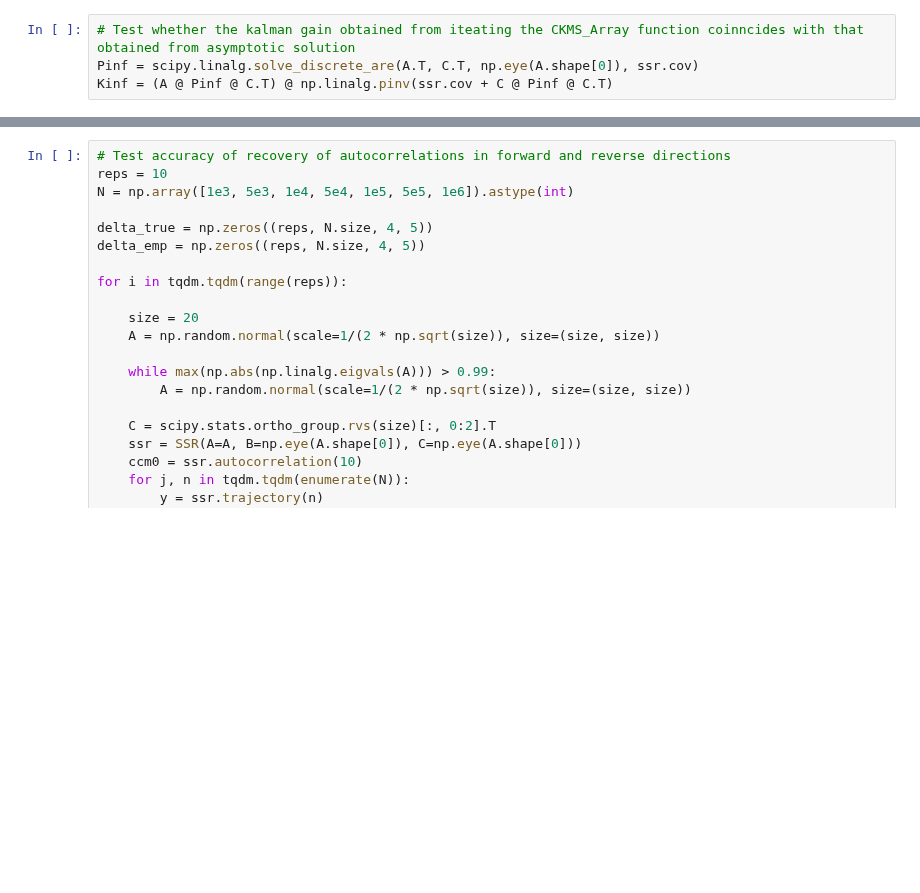
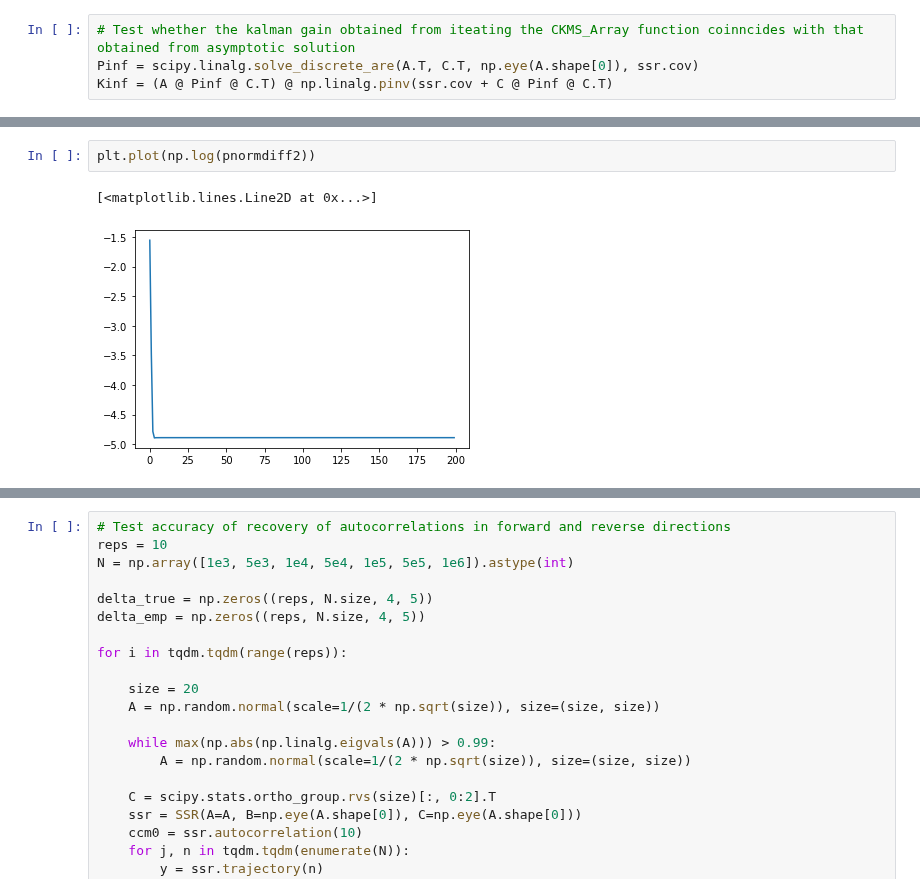
Before and after one commit to BouchardLab/FCCA_analysis, a Jupyter notebook: notebooks/data_exploration/state_space_inference.ipynb, the cells around one changed output, grey strips where cells are left out. Cells and saved outputs as stored; diff of their text form; blank space fills up the shorter version.

```diff
--- a/notebooks/data_exploration/state_space_inference.ipynb
+++ b/notebooks/data_exploration/state_space_inference.ipynb
@@ -717,3 +747,8 @@ for i in range(200):
+# %%
+plt.plot(np.log(pnormdiff2))
+# %% [output]
+[<matplotlib.lines.Line2D at 0x...>]
+[figure, added]
 # %%
 plt.plot(np.log(knorm_diff1))
 # %% [output]
```
Also changed, not shown: parts of 20 cells of this notebook, 2 other files.
